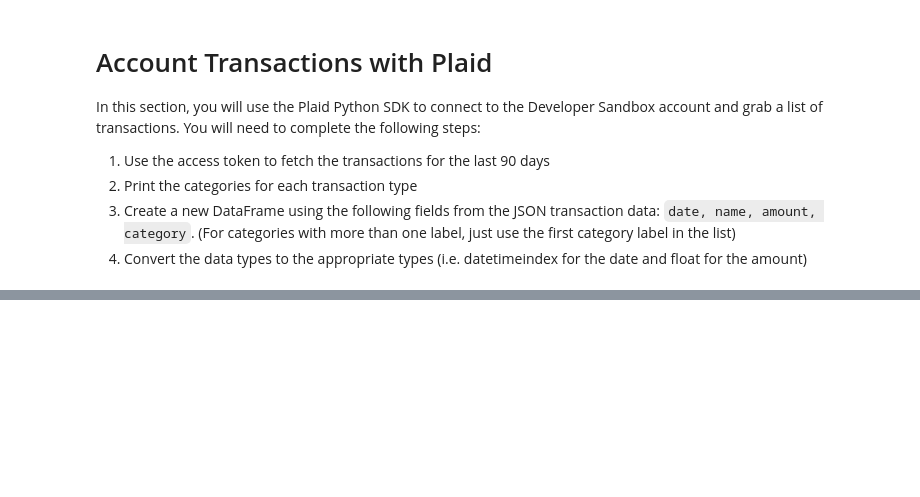
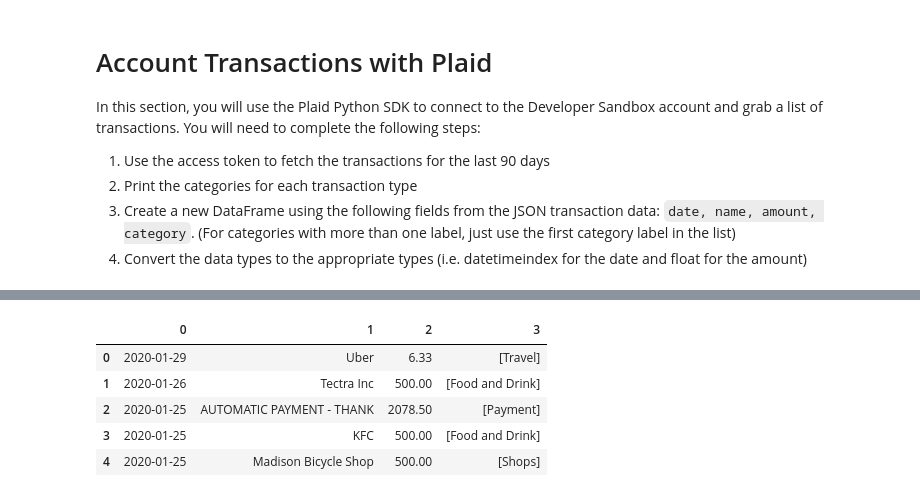
Before and after one commit to kitas91/API, a Jupyter notebook: account_summary.ipynb, the cells around one changed output, grey strips where cells are left out. Saved outputs shown, nothing was run; the diff lists cells and outputs as text; code cells hidden in the pictures; blank space fills up the shorter version.

```diff
--- a/account_summary.ipynb
+++ b/account_summary.ipynb
@@ -58,3 +56,5 @@ SyntaxError: can't assign to operator (<ipython-input-22-6427debf6fd3>, line 1)
+# %%
+access_token = exchange_response["access_token"]
 # %% [markdown]
 -----------
 # %% [markdown]
@@ -69,0 +141,10 @@ In this section, you will use the Plaid Python SDK to connect to the Developer S
+# %%
+transaction_data_df = pd.concat([date,name,amount,category], axis='columns', join='inner')
+transaction_data_df.head()
+# %% [output]
+|  | 0 | 1 | 2 | 3 |
+| 0 | 2020-01-29 | Uber | 6.33 | [Travel] |
+| 1 | 2020-01-26 | Tectra Inc | 500.00 | [Food and Drink] |
+| 2 | 2020-01-25 | AUTOMATIC PAYMENT - THANK | 2078.50 | [Payment] |
+| 3 | 2020-01-25 | KFC | 500.00 | [Food and Drink] |
+| 4 | 2020-01-25 | Madison Bicycle Shop | 500.00 | [Shops] |
```
Also changed, not shown: parts of 28 cells of this notebook, 1 other file.
